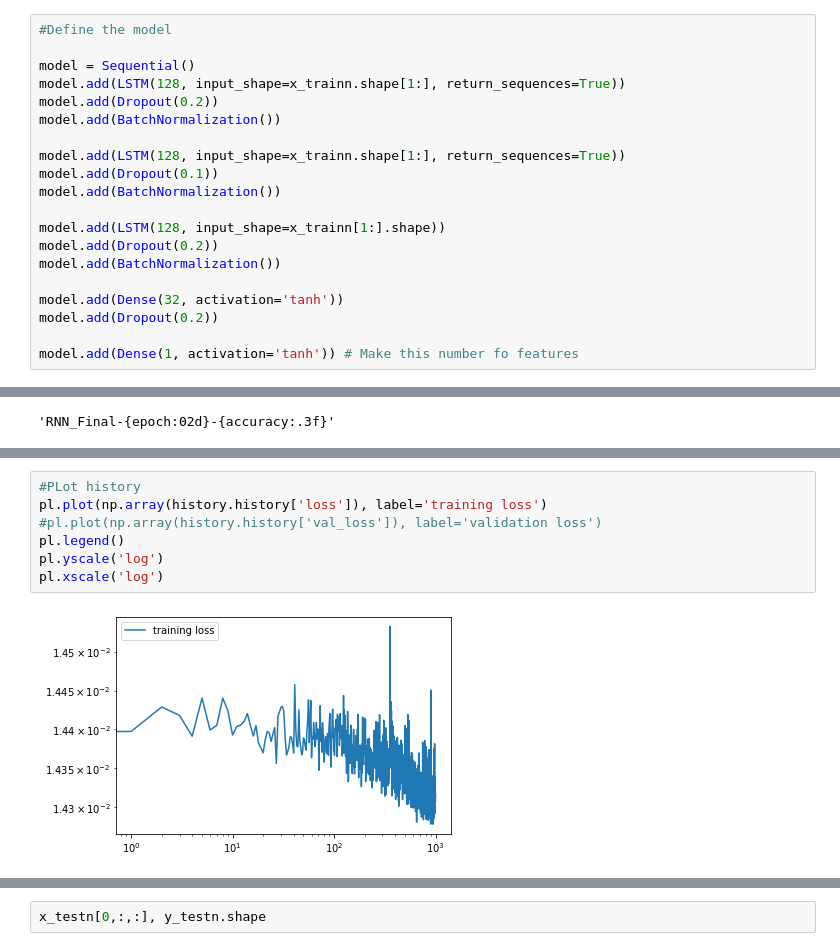
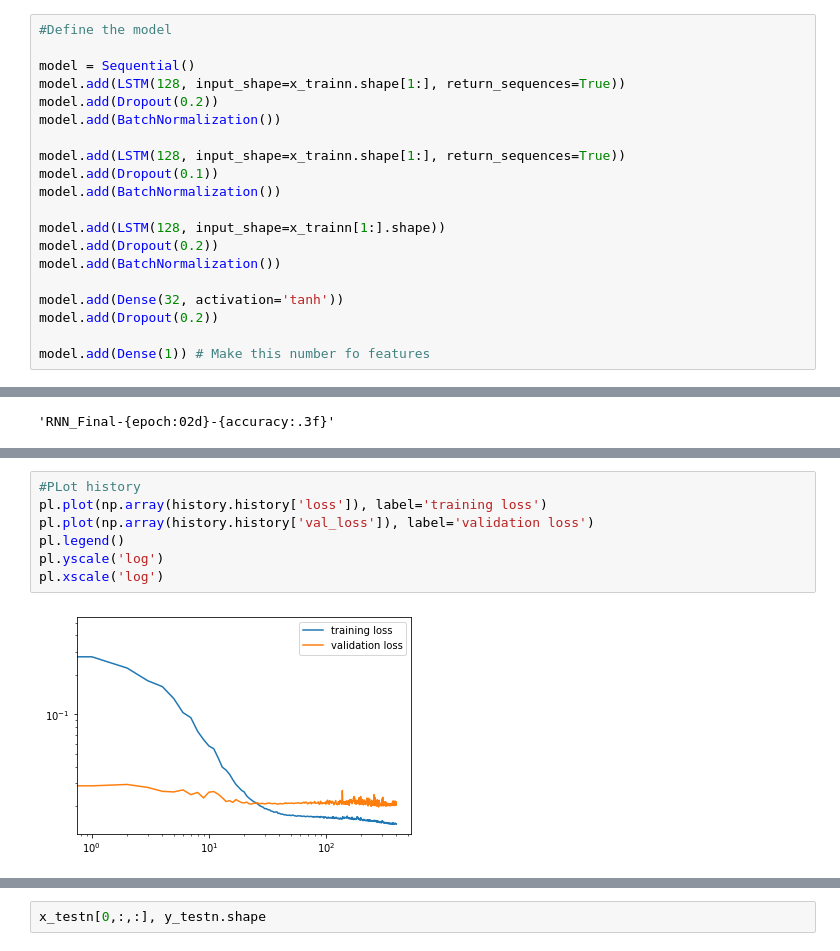
Before and after one commit to takao8/MLTSAProject, a Jupyter notebook: RNN_network_code.ipynb, the cells around one changed output, grey strips where cells are left out. Drawn from its saved outputs; the diff is of its cells as text.

```diff
--- a/RNN_network_code.ipynb
+++ b/RNN_network_code.ipynb
@@ -393,7 +395,7 @@ model.add(BatchNormalization())
 model.add(Dense(32, activation='tanh'))
 model.add(Dropout(0.2))
 
-model.add(Dense(1, activation='tanh')) # Make this number fo features
+model.add(Dense(1)) # Make this number fo features
 # %%
 print(model.summary())
 # %% [output]
@@ -486,12 +487,12 @@ Test accuracy: 0.0
 # %%
 #PLot history
 pl.plot(np.array(history.history['loss']), label='training loss')
-#pl.plot(np.array(history.history['val_loss']), label='validation loss')
+pl.plot(np.array(history.history['val_loss']), label='validation loss')
 pl.legend()
 pl.yscale('log')
 pl.xscale('log')
 # %% [output]
-[figure, old version]
+[figure, new version]
 # %%
 import matplotlib.pyplot as plt
 
```
Also changed, not shown: parts of 7 cells of this notebook.
